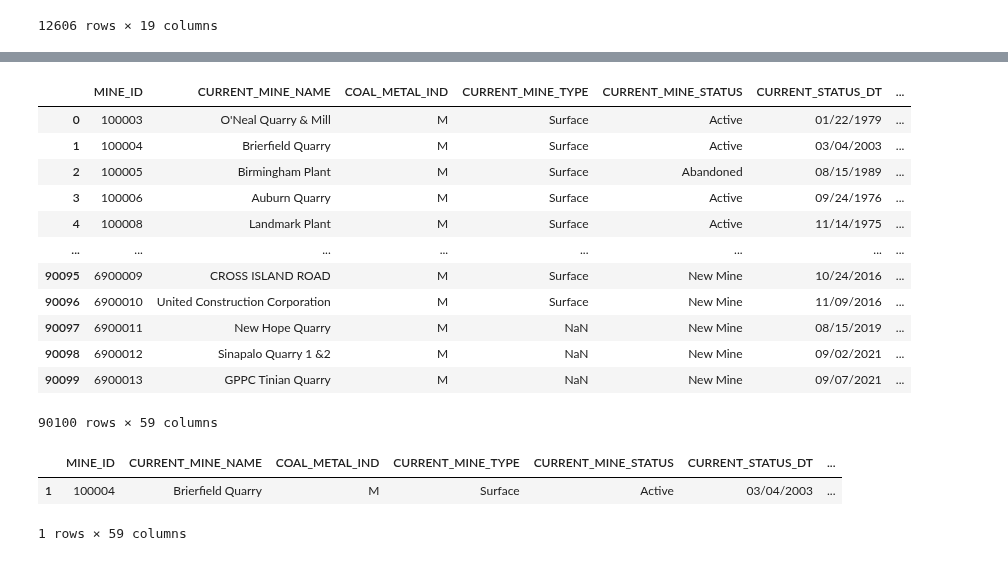
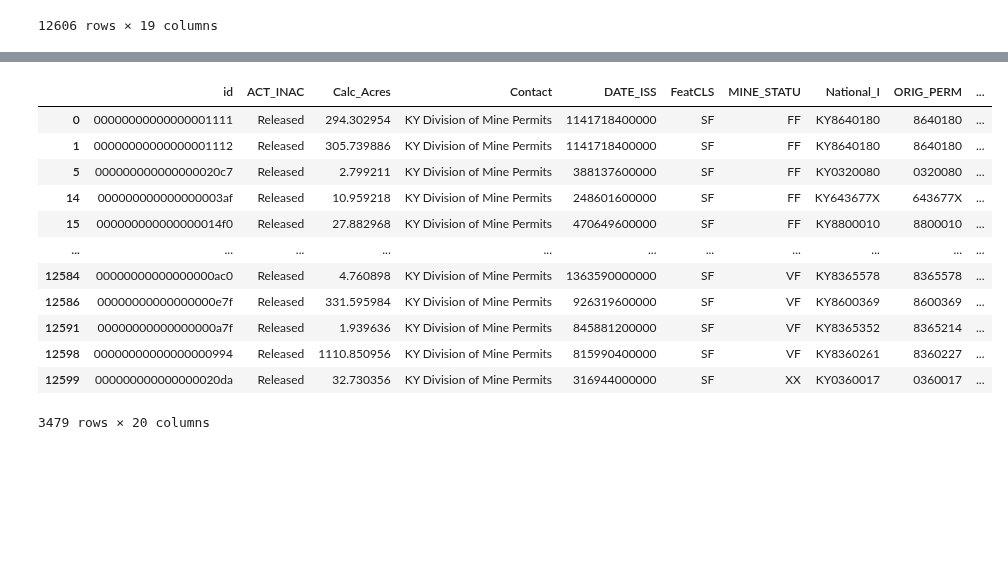
Before and after one commit to KendallScott/Capstone, a Jupyter notebook: Compiled_json.ipynb, the cells around one changed output, grey strips where cells are left out. Cells and saved outputs as stored; diff of their text form; code cells hidden in the pictures; blank space fills up the shorter version.

```diff
--- a/Compiled_json.ipynb
+++ b/Compiled_json.ipynb
@@ -56,23 +208,16 @@ CoalDustSamples
-# %%
-Mines = pd.read_csv("/content/Mines.txt", sep="|", encoding = "ISO-8859-1")
-Mines
-# %% [output]
-|  | MINE_ID | CURRENT_MINE_NAME | COAL_METAL_IND | CURRENT_MINE_TYPE | CURRENT_MINE_STATUS | CURRENT_STATUS_DT | ... |
-| 0 | 100003 | O'Neal Quarry & Mill | M | Surface | Active | 01/22/1979 | ... |
-| 1 | 100004 | Brierfield Quarry | M | Surface | Active | 03/04/2003 | ... |
-| 2 | 100005 | Birmingham Plant | M | Surface | Abandoned | 08/15/1989 | ... |
-| 3 | 100006 | Auburn Quarry | M | Surface | Active | 09/24/1976 | ... |
-| 4 | 100008 | Landmark Plant | M | Surface | Active | 11/14/1975 | ... |
-| ... | ... | ... | ... | ... | ... | ... | ... |
-| 90095 | 6900009 | CROSS ISLAND ROAD | M | Surface | New Mine | 10/24/2016 | ... |
-| 90096 | 6900010 | United Construction Corporation | M | Surface | New Mine | 11/09/2016 | ... |
-| 90097 | 6900011 | New Hope Quarry | M | NaN | New Mine | 08/15/2019 | ... |
-| 90098 | 6900012 | Sinapalo Quarry 1 &2 | M | NaN | New Mine | 09/02/2021 | ... |
-| 90099 | 6900013 | GPPC Tinian Quarry | M | NaN | New Mine | 09/07/2021 | ... |
-90100 rows × 59 columns
 # %%
-Mines[Mines['CURRENT_MINE_NAME'].str.contains('Brierfield Quarry', na = False)]
+ky_mines[ky_mines['REGION_DES'].str.contains('PRESTONSBURG', na = False)]
 # %% [output]
-|  | MINE_ID | CURRENT_MINE_NAME | COAL_METAL_IND | CURRENT_MINE_TYPE | CURRENT_MINE_STATUS | CURRENT_STATUS_DT | ... |
-| 1 | 100004 | Brierfield Quarry | M | Surface | Active | 03/04/2003 | ... |
+|  | id | ACT_INAC | Calc_Acres | Contact | DATE_ISS | FeatCLS | MINE_STATU | National_I | ORIG_PERM | ... |
+| 0 | 00000000000000001111 | Released | 294.302954 | KY Division of Mine Permits | 1141718400000 | SF | FF | KY8640180 | 8640180 | ... |
+| 1 | 00000000000000001112 | Released | 305.739886 | KY Division of Mine Permits | 1141718400000 | SF | FF | KY8640180 | 8640180 | ... |
+| 5 | 000000000000000020c7 | Released | 2.799211 | KY Division of Mine Permits | 388137600000 | SF | FF | KY0320080 | 0320080 | ... |
+| 14 | 000000000000000003af | Released | 10.959218 | KY Division of Mine Permits | 248601600000 | SF | FF | KY643677X | 643677X | ... |
+| 15 | 000000000000000014f0 | Released | 27.882968 | KY Division of Mine Permits | 470649600000 | SF | FF | KY8800010 | 8800010 | ... |
+| ... | ... | ... | ... | ... | ... | ... | ... | ... | ... | ... |
+| 12584 | 00000000000000000ac0 | Released | 4.760898 | KY Division of Mine Permits | 1363590000000 | SF | VF | KY8365578 | 8365578 | ... |
+| 12586 | 00000000000000000e7f | Released | 331.595984 | KY Division of Mine Permits | 926319600000 | SF | VF | KY8600369 | 8600369 | ... |
+| 12591 | 00000000000000000a7f | Released | 1.939636 | KY Division of Mine Permits | 845881200000 | SF | VF | KY8365352 | 8365214 | ... |
+| 12598 | 00000000000000000994 | Released | 1110.850956 | KY Division of Mine Permits | 815990400000 | SF | VF | KY8360261 | 8360227 | ... |
+| 12599 | 000000000000000020da | Released | 32.730356 | KY Division of Mine Permits | 316944000000 | SF | XX | KY0360017 | 0360017 | ... |
-1 rows × 59 columns
+3479 rows × 20 columns
```
Also changed, not shown: parts of 16 cells of this notebook.
